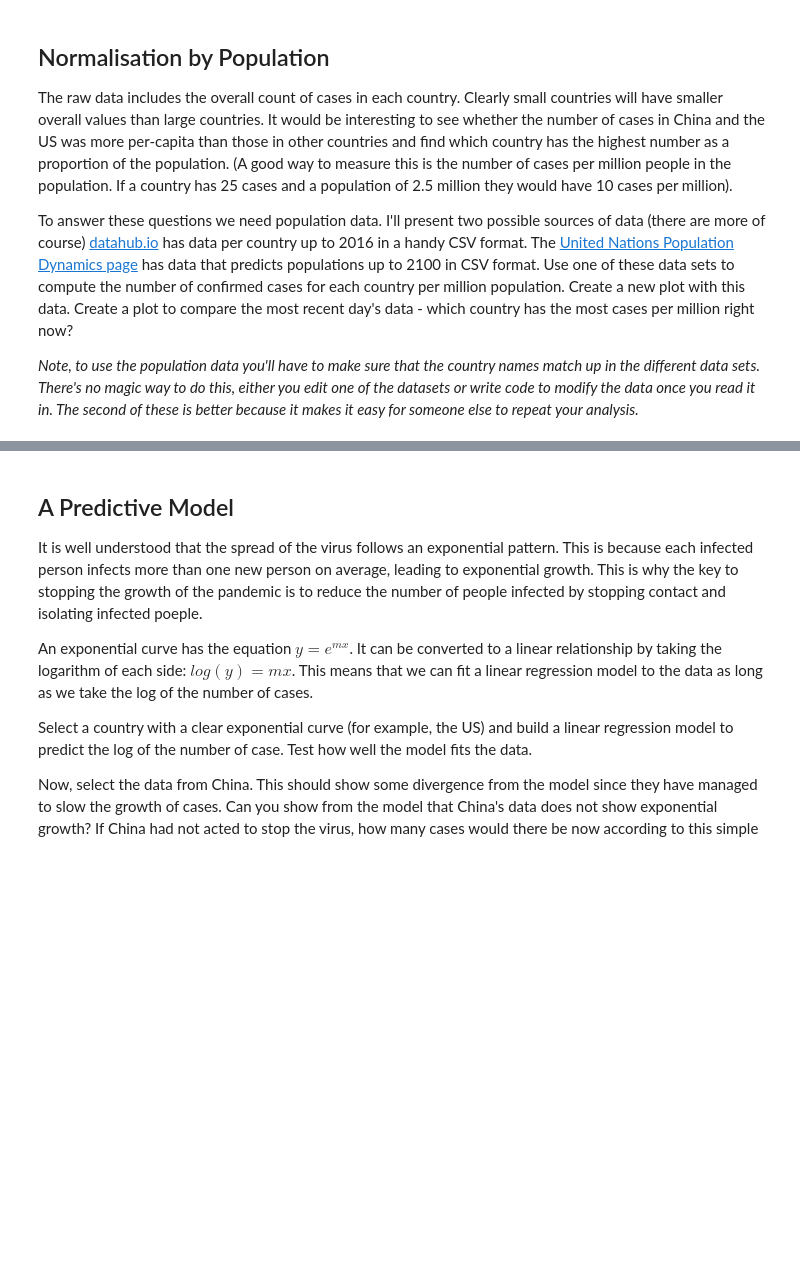
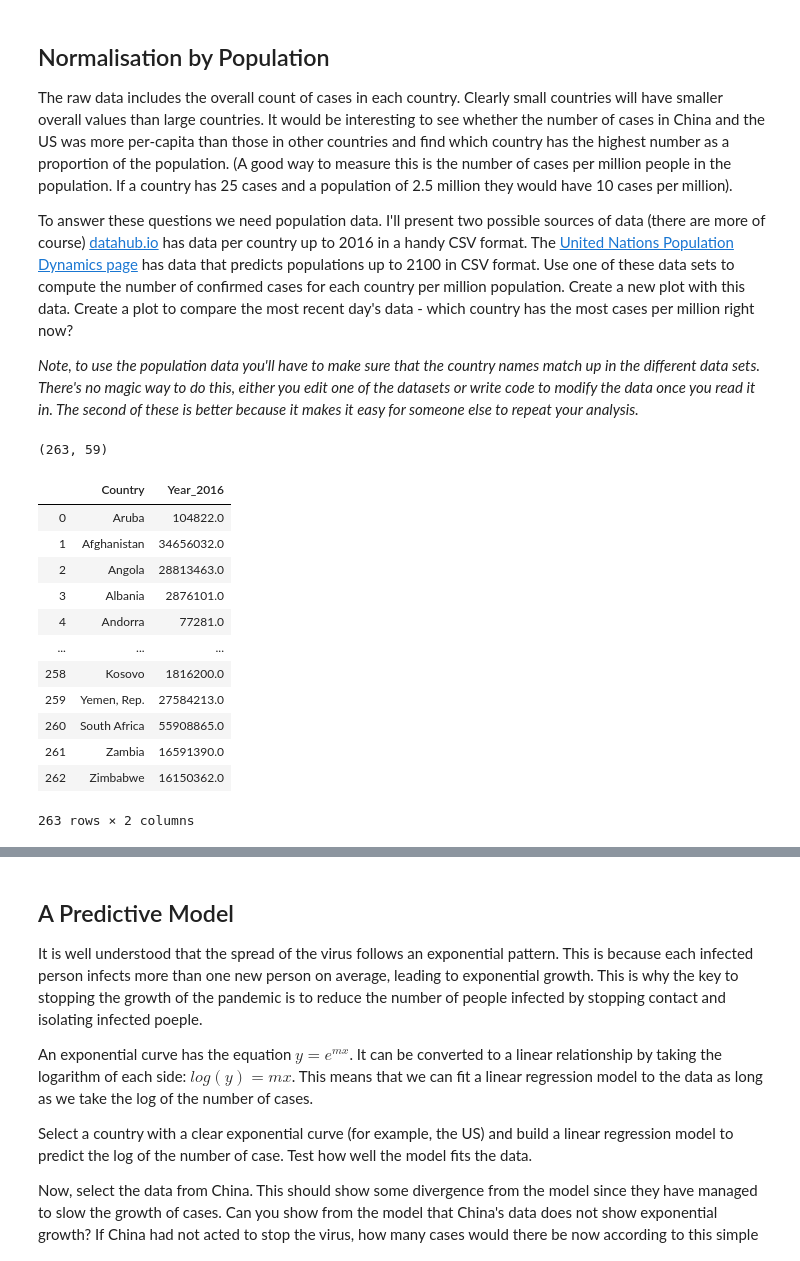
Before and after one commit to bhagyashreedhebe/Portfolios, a Jupyter notebook: Portfolio 2.ipynb, the cells around one changed output, grey strips where cells are left out. Drawn from its saved outputs; the diff is of its cells as text; code cells hidden in the pictures; blank space fills up the shorter version.

```diff
--- a/Portfolio 2.ipynb
+++ b/Portfolio 2.ipynb
@@ -137,3 +131,25 @@ The raw data includes the overall count of cases in each country. Clearly small
 To answer these questions we need population data. I'll present two possible sources of data (there are more of course) [datahub.io](https://datahub.io/JohnSnowLabs/population-figures-by-country) has data per country up to 2016 in a handy CSV format. The [United Nations Population Dynamics page](https://population.un.org/wpp/Download/Standard/CSV/) has data that predicts populations up to 2100 in CSV format.  Use one of these data sets to compute the number of confirmed cases for each country per million population.   Create a new plot with this data. Create a plot to compare the most recent day's data - which country has the most cases per million right now?
 
 _Note, to use the population data you'll have to make sure that the country names match up in the different data sets. There's no magic way to do this, either you edit one of the datasets or write code to modify the data once you read it in.  The second of these is better because it makes it easy for someone else to repeat your analysis._
+# %%
+population = pd.read_csv('data/population-figures-by-country-csv_csv.csv')
+population.shape
+# %% [output]
+(263, 59)
+# %%
+country_population= population[['Country', 'Year_2016']]
+country_population
+# %% [output]
+|  | Country | Year_2016 |
+| 0 | Aruba | 104822.0 |
+| 1 | Afghanistan | 34656032.0 |
+| 2 | Angola | 28813463.0 |
+| 3 | Albania | 2876101.0 |
+| 4 | Andorra | 77281.0 |
+| ... | ... | ... |
+| 258 | Kosovo | 1816200.0 |
+| 259 | Yemen, Rep. | 27584213.0 |
+| 260 | South Africa | 55908865.0 |
+| 261 | Zambia | 16591390.0 |
+| 262 | Zimbabwe | 16150362.0 |
+263 rows × 2 columns
```
Also changed, not shown: parts of 10 cells of this notebook.
